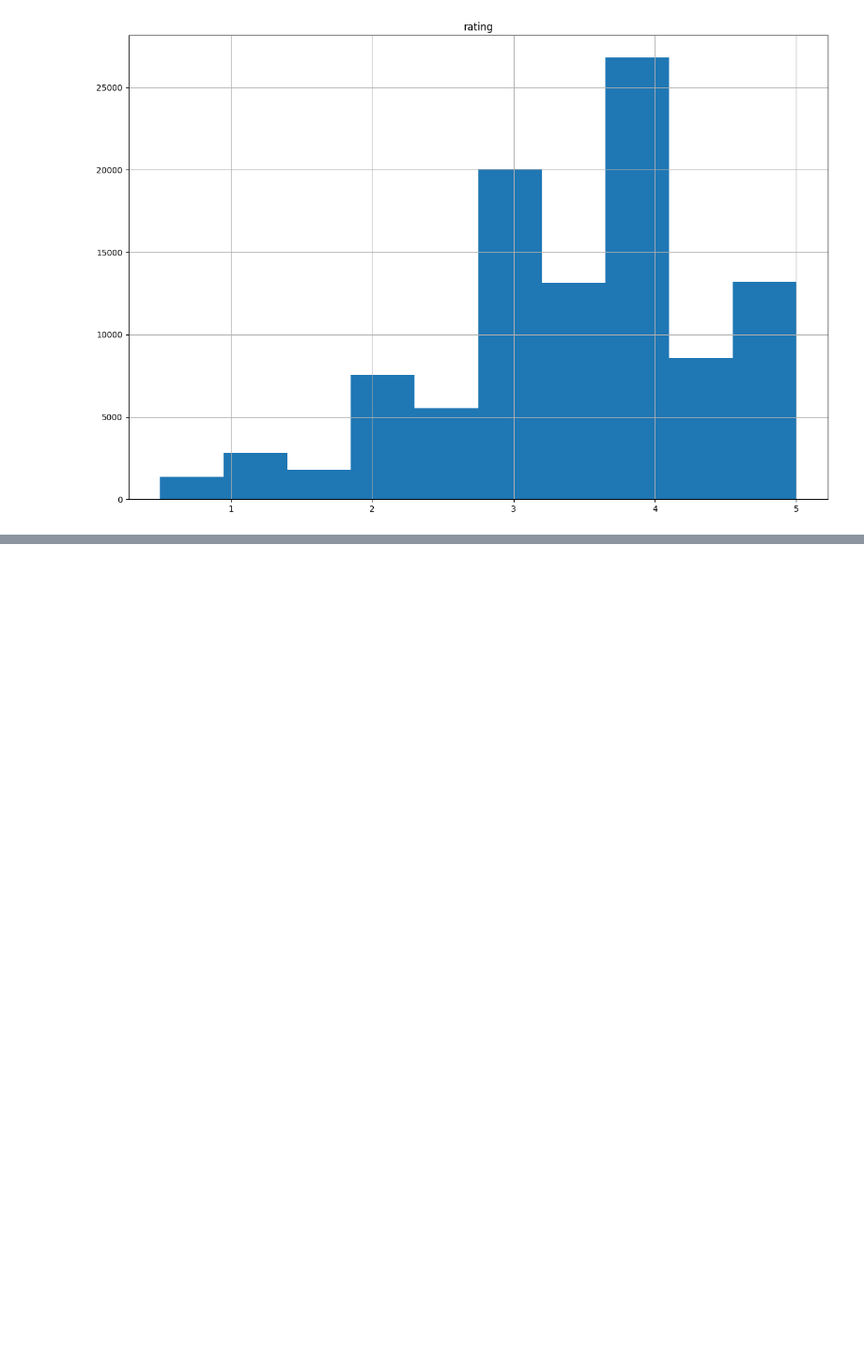
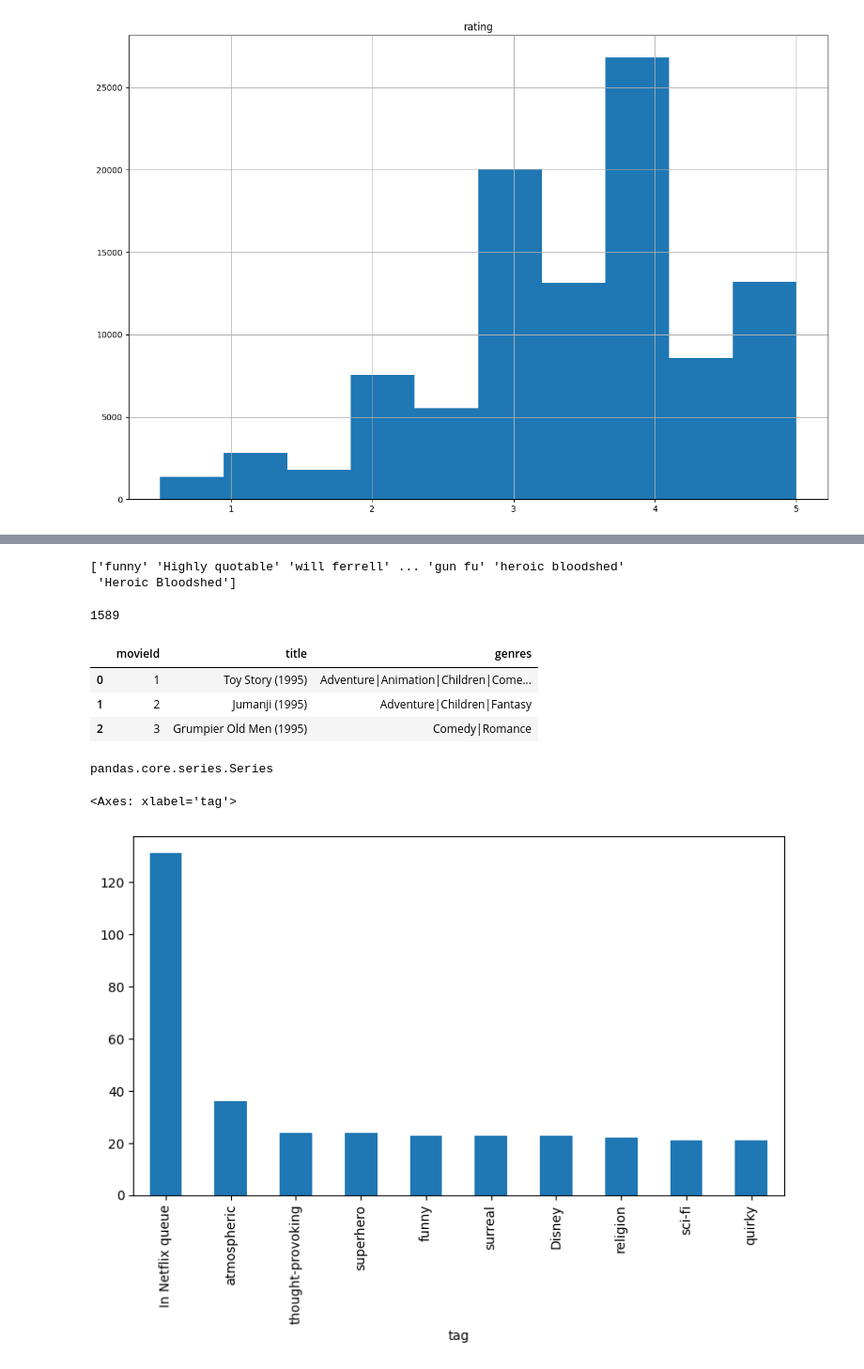
Before and after one commit to thonyvel98/InteligenciaArtificial2024-2, a Jupyter notebook: Clase_sem_14.ipynb, the cells around one changed output, grey strips where cells are left out. Shown: that part at 94% size. Saved outputs shown, nothing was run; the diff lists cells and outputs as text; code cells hidden in the pictures; blank space fills up the shorter version.

```diff
--- a/Clase_sem_14.ipynb
+++ b/Clase_sem_14.ipynb
@@ -96,0 +111,28 @@ array([[<Axes: title={'center': 'rating'}>]], dtype=object)
+# %%
+unique_tags = tags['tag'].unique()
+print(unique_tags)
+# %% [output]
+['funny' 'Highly quotable' 'will ferrell' ... 'gun fu' 'heroic bloodshed'
+ 'Heroic Bloodshed']
+# %%
+print(len(unique_tags))
+# %% [output]
+1589
+# %%
+movies.head(3)
+# %% [output]
+|  | movieId | title | genres |
+| 0 | 1 | Toy Story (1995) | Adventure|Animation|Children|Come... |
+| 1 | 2 | Jumanji (1995) | Adventure|Children|Fantasy |
+| 2 | 3 | Grumpier Old Men (1995) | Comedy|Romance |
+# %%
+tags_count=tags['tag'].value_counts()
+# %%
+type(tags_count)
+# %% [output]
+pandas.core.series.Series
+# %%
+tags_count[:10].plot(kind='bar', figsize=(9,5))
+# %% [output]
+<Axes: xlabel='tag'>
+[figure, added]
```
Also changed, not shown: parts of 7 cells of this notebook.
